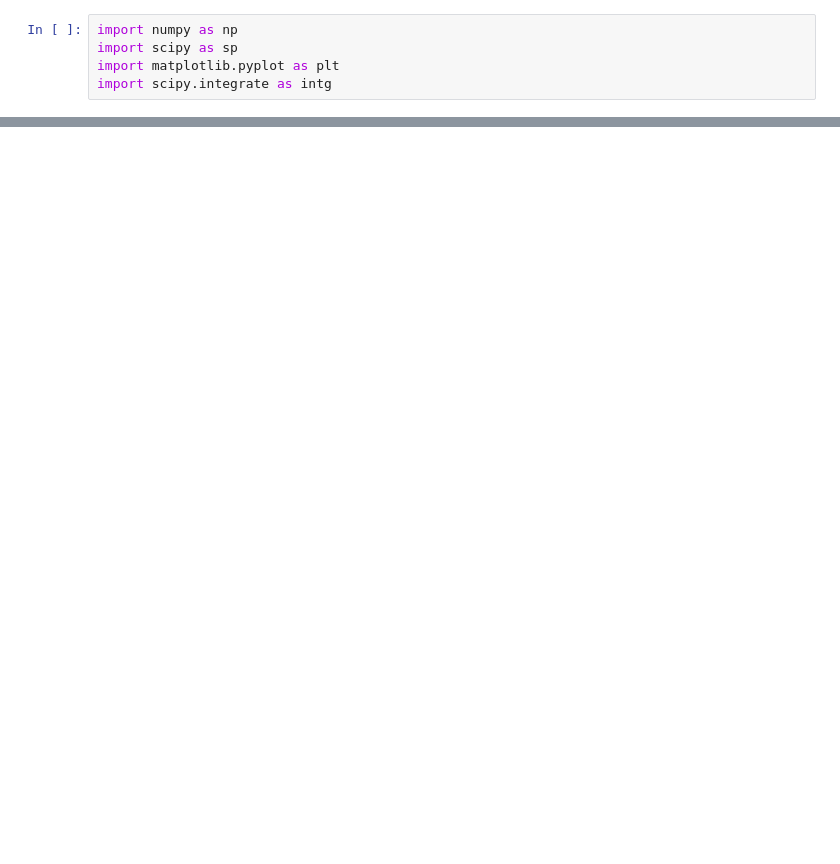
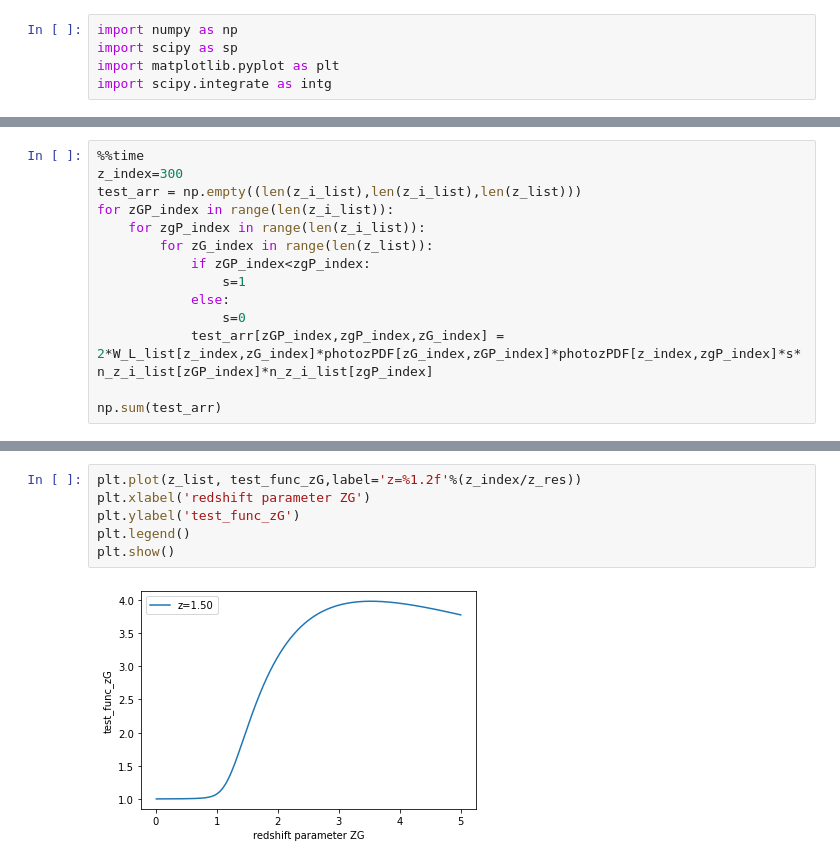
Before and after one commit to AZhou00/IA-Self-Calib, a Jupyter notebook: Q_function/Self_Calib_Q_v7.ipynb, the cells around one changed output, grey strips where cells are left out. Saved outputs shown, nothing was run; the diff lists cells and outputs as text; blank space fills up the shorter version.

```diff
--- a/Q_function/Self_Calib_Q_v7.ipynb
+++ b/Q_function/Self_Calib_Q_v7.ipynb
@@ -190,0 +193,14 @@ Wall time: 17.4 s
+# %%
+%%time
+z_index=300
+test_arr = np.empty((len(z_i_list),len(z_i_list),len(z_list)))
+for zGP_index in range(len(z_i_list)):
+    for zgP_index in range(len(z_i_list)):
+        for zG_index in range(len(z_list)):
+            if zGP_index<zgP_index:
+                s=1
+            else:
+                s=0
+            test_arr[zGP_index,zgP_index,zG_index] = 2*W_L_list[z_index,zG_index]*photozPDF[zG_index,zGP_index]*photozPDF[z_index,zgP_index]*s*n_z_i_list[zGP_index]*n_z_i_list[zgP_index]
+
+np.sum(test_arr)
@@ -227,0 +297,8 @@ Q = 1.7786213590155107
+# %%
+plt.plot(z_list, test_func_zG,label='z=%1.2f'%(z_index/z_res))
+plt.xlabel('redshift parameter ZG')
+plt.ylabel('test_func_zG')
+plt.legend()
+plt.show()
+# %% [output]
+[figure, added]
```
Also changed, not shown: parts of 8 cells of this notebook.
